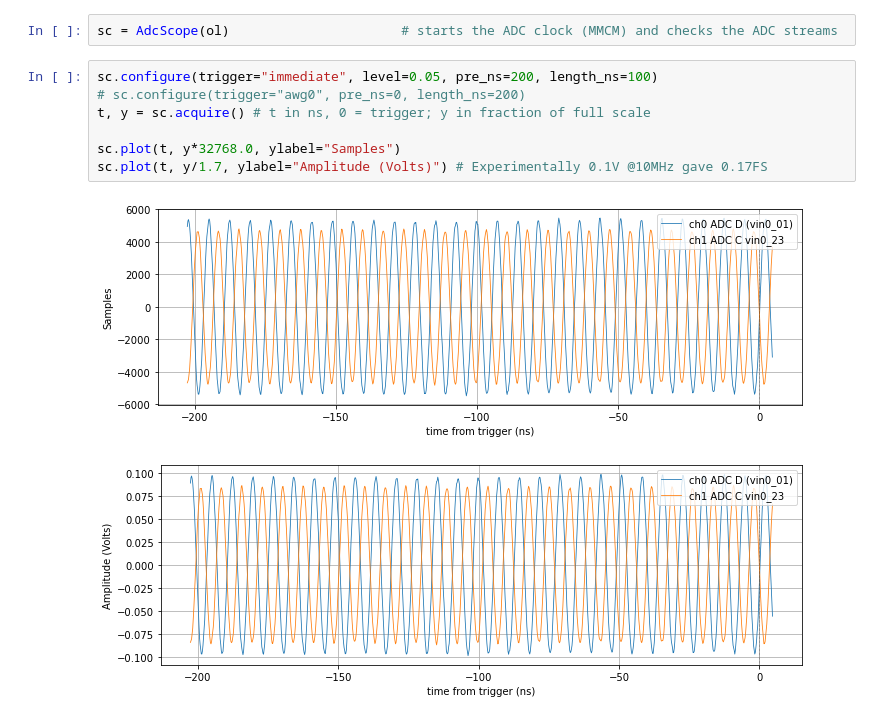
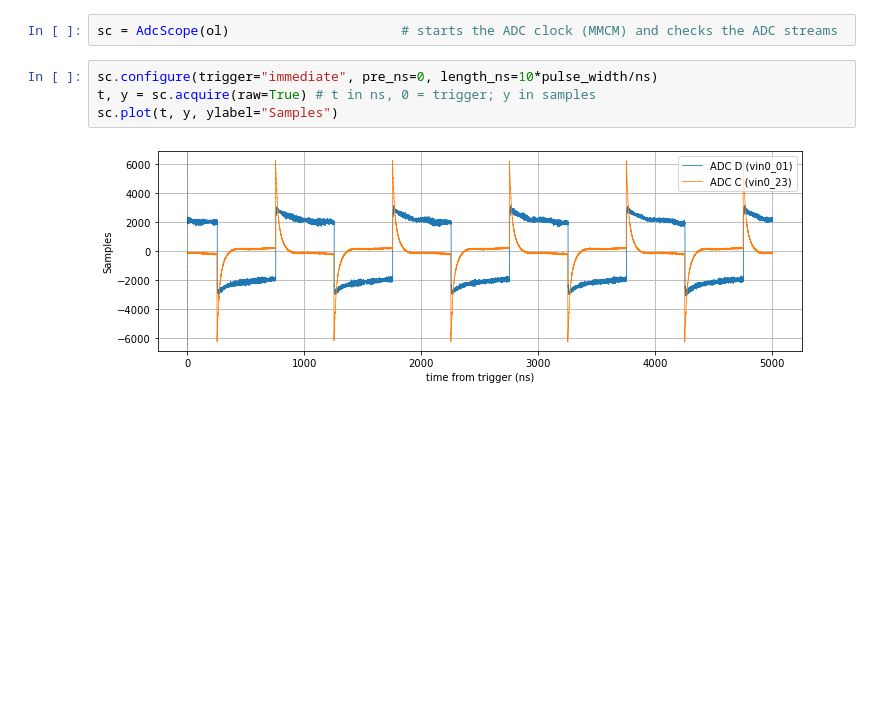
Before and after one commit to CAQS-RQC/RFSoC-PulseLoop, a Jupyter notebook: python/py_RFSoC.ipynb, the cells around one changed output. Saved outputs shown, nothing was run; the diff lists cells and outputs as text; blank space fills up the shorter version.

```diff
--- a/python/py_RFSoC.ipynb
+++ b/python/py_RFSoC.ipynb
@@ -57,13 +58,9 @@ Playing slot z on ['DAC_A', 'DAC_B']
 # %%
 sc = AdcScope(ol)                      # starts the ADC clock (MMCM) and checks the ADC streams
 # %%
-sc.configure(trigger="immediate", level=0.05, pre_ns=200, length_ns=100)
-# sc.configure(trigger="awg0", pre_ns=0, length_ns=200)
-t, y = sc.acquire() # t in ns, 0 = trigger; y in fraction of full scale
-
-sc.plot(t, y*32768.0, ylabel="Samples")
-sc.plot(t, y/1.7, ylabel="Amplitude (Volts)") # Experimentally 0.1V @10MHz gave 0.17FS
+sc.configure(trigger="immediate", pre_ns=0, length_ns=10*pulse_width/ns)
+t, y = sc.acquire(raw=True) # t in ns, 0 = trigger; y in samples
+sc.plot(t, y, ylabel="Samples")
 # %% [output]
-[figure, old version]
+[figure, new version]
-[figure, removed]
 # %%
```
Also changed, not shown: parts of 8 cells of this notebook, 4 other files.
